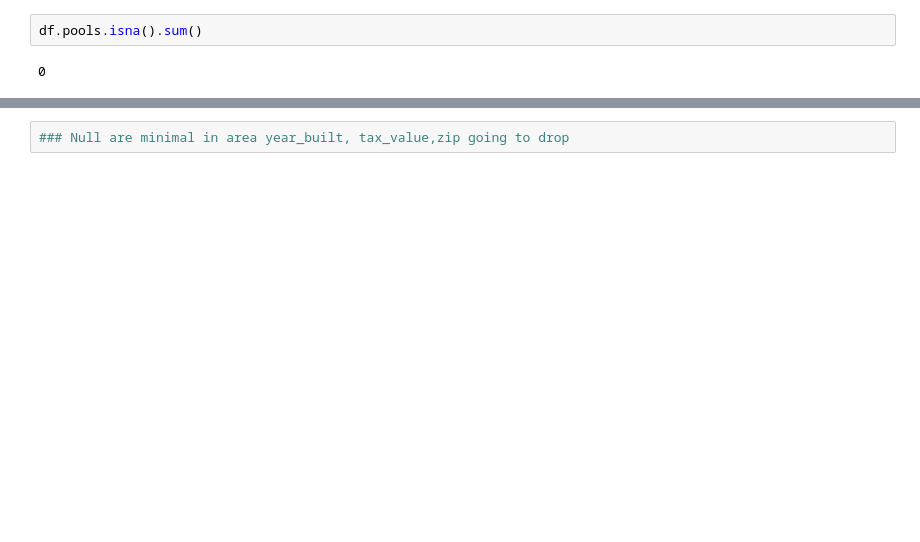
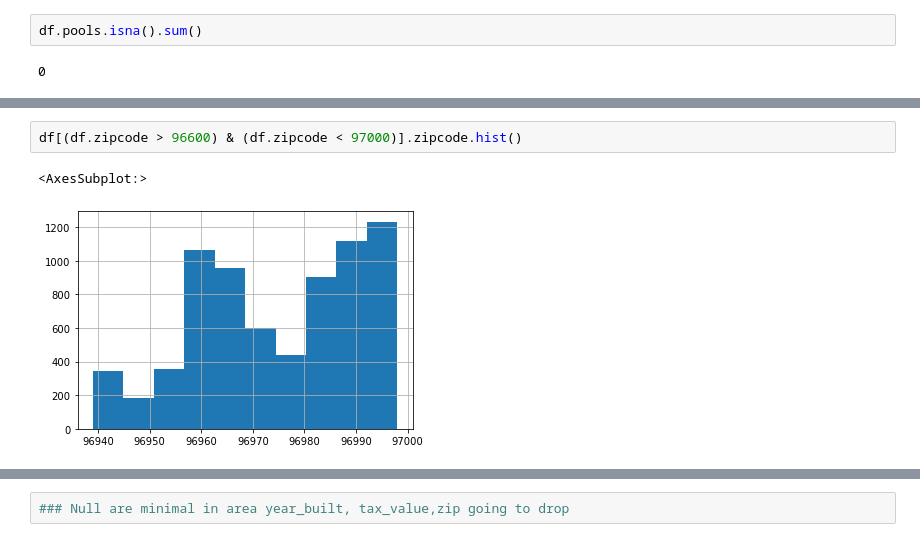
Before and after one commit to kanieladenis/zillow_regression_project, a Jupyter notebook: zillow_regression_project_working.ipynb, the cells around one changed output, grey strips where cells are left out. Drawn from its saved outputs; the diff is of its cells as text; blank space fills up the shorter version.

```diff
--- a/zillow_regression_project_working.ipynb
+++ b/zillow_regression_project_working.ipynb
@@ -374,0 +419,5 @@ df.pools.isna().sum()
+# %%
+df[(df.zipcode > 96600) & (df.zipcode < 97000)].zipcode.hist()
+# %% [output]
+<AxesSubplot:>
+[figure, added]
```
Also changed, not shown: parts of 36 cells of this notebook.
